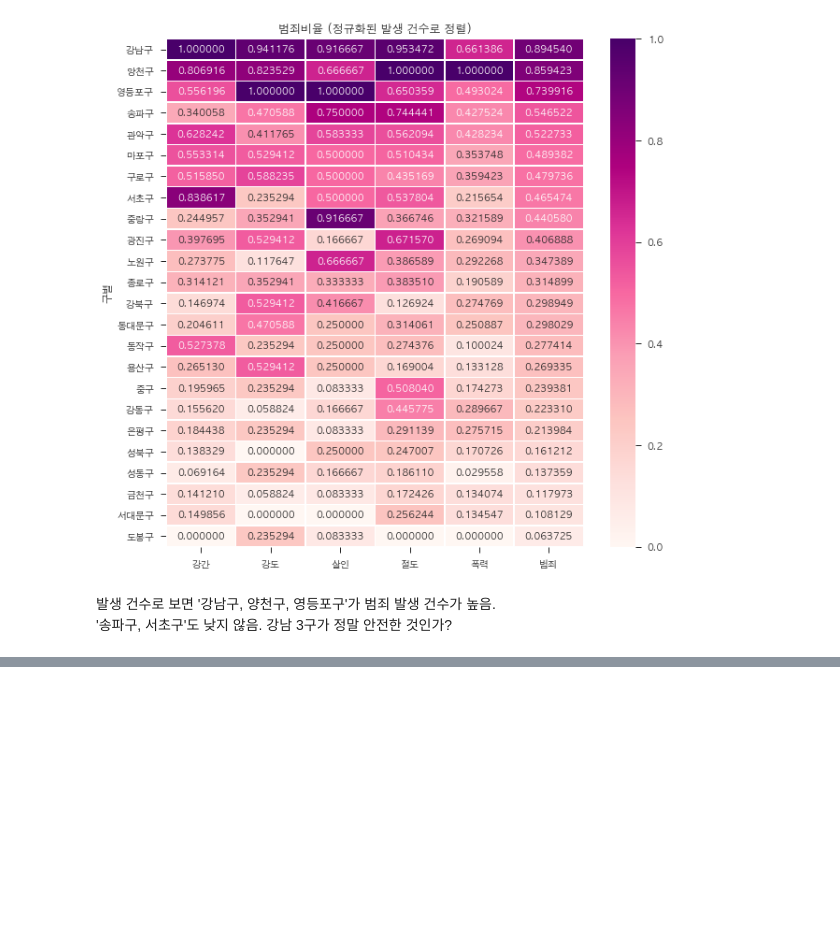
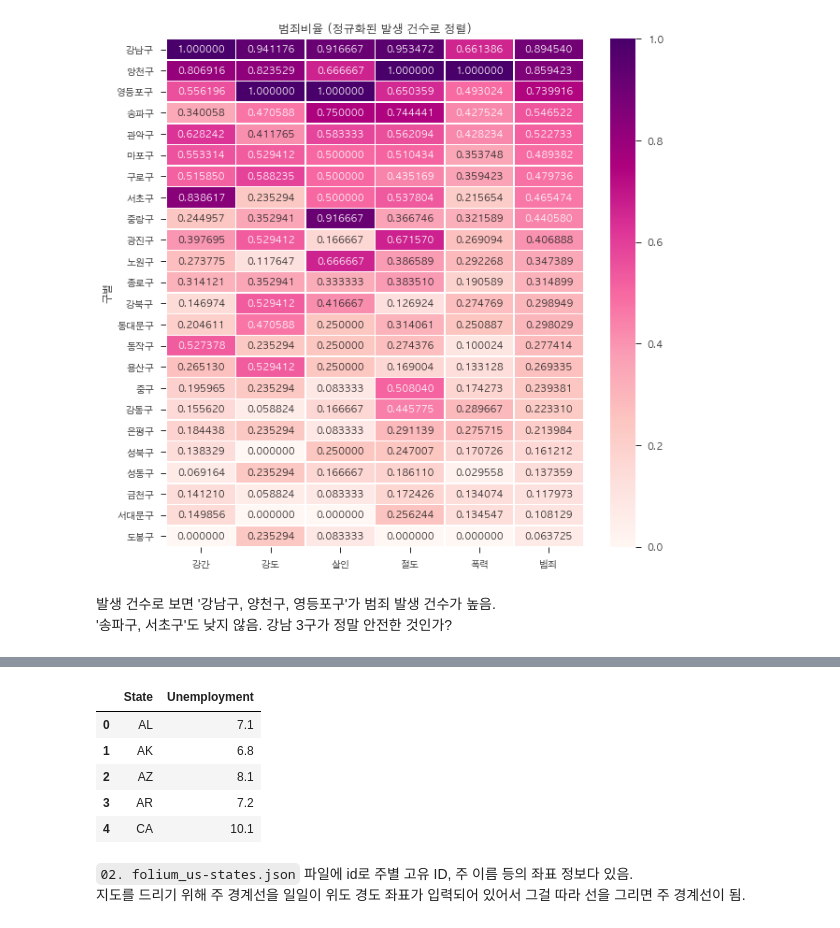
Before and after one commit to KimDoKy/DataScience, a Jupyter notebook: source_code/chap2. Analysis for crime in Seoul.ipynb, the cells around one changed output, grey strips where cells are left out. Drawn from its saved outputs; the diff is of its cells as text; code cells hidden in the pictures; blank space fills up the shorter version.

Commit message:
update chap2 / 지도 시각화 도구 - Folium

```diff
--- a/source_code/chap2. Analysis for crime in Seoul.ipynb
+++ b/source_code/chap2. Analysis for crime in Seoul.ipynb
@@ -779,0 +825,16 @@ crime_anal_norm.to_csv('../data/02. crime_in_Seoul_final.csv', sep=',',
+# %%
+# 2012년 10월 기준 미국의 주별 실업률
+state_unemployment = '../data/02. folium_US_Unemployment_Oct2012.csv'
+
+state_data = pd.read_csv(state_unemployment)
+state_data.head()
+# %% [output]
+|  | State | Unemployment |
+| 0 | AL | 7.1 |
+| 1 | AK | 6.8 |
+| 2 | AZ | 8.1 |
+| 3 | AR | 7.2 |
+| 4 | CA | 10.1 |
+# %% [markdown]
+`02. folium_us-states.json` 파일에 id로 주별 고유 ID, 주 이름 등의 좌표 정보다 있음.
+지도를 드리기 위해 주 경계선을 일일이 위도 경도 좌표가 입력되어 있어서 그걸 따라 선을 그리면 주 경계선이 됨.
```
Also changed, not shown: parts of 10 cells of this notebook.
